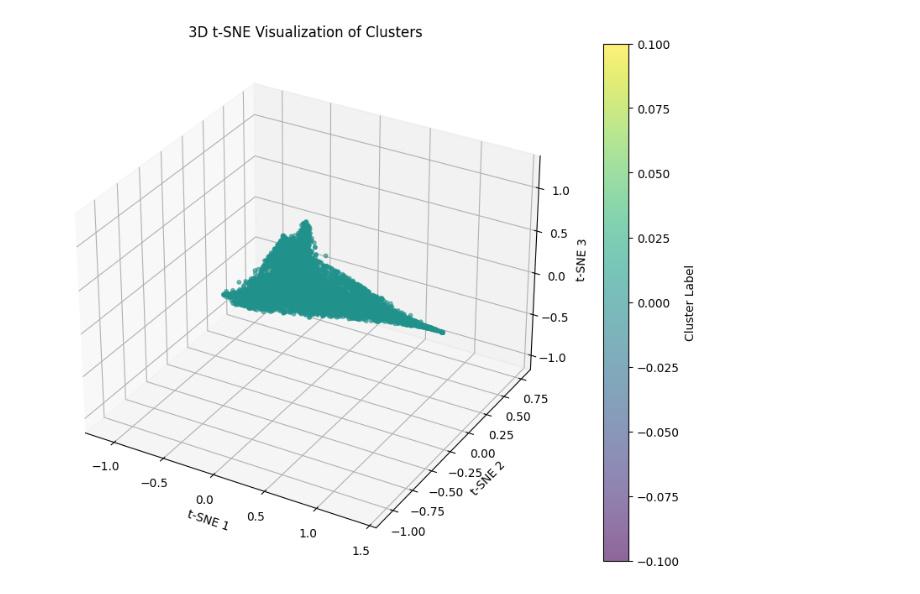
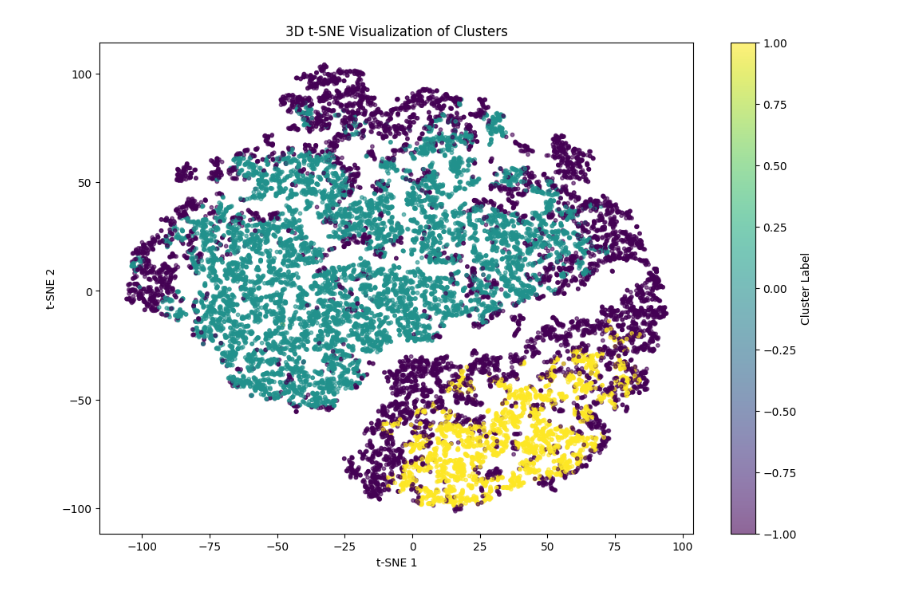
Before and after one commit to JacobRhys/FAIDM_group, a Jupyter notebook: clustering/dbscan.ipynb, the cells around one changed output. Cells and saved outputs as stored; diff of their text form; code cells hidden in the pictures.

Commit message:
added transformations

```diff
--- a/clustering/dbscan.ipynb
+++ b/clustering/dbscan.ipynb
@@ -30,5 +58,7 @@ KeyError: "['region_East Midlands Region', 'region_Ireland', 'region_London Regi
 # %%
-training_data, test_data = train_test_split(data, test_size=0.2, random_state=42)
+data_pca = pd.DataFrame(PCA(n_components=5, random_state=42).fit_transform(data.drop(columns=['final_result'])), columns=[f'PC{i+1}' for i in range(5)])
+
+training_data, test_data = train_test_split(data_pca, test_size=0.2, random_state=42)
 # training_data, val_data = train_test_split(training_val, test_size=0.2, random_state=42)
 # %%
 feature_cols = [c for c in training_data.columns if c != "final_result"]
@@ -110,23 +151,22 @@ plt.show()
+# %%
+clusterer = make_pipeline(HDBSCAN(min_samples=40, metric='euclidean'))
+
+train_labels = clusterer.fit_predict(train_X)
 # %%
-from sklearn.manifold import TSNE
-from mpl_toolkits.mplot3d import Axes3D
 
-# Apply t-SNE with 3 components
-tsne = TSNE(n_components=2, random_state=42, perplexity=30, n_iter=250)
+tsne = TSNE(n_components=2, random_state=42, perplexity=30, n_iter=1000)
 tsne_results = tsne.fit_transform(train_X)
-
-# Create a 3D scatter plot
-
-fig = plt.figure(figsize=(12, 8))
-ax = fig.add_subplot(111, projection='2d')
-
-scatter = ax.scatter(tsne_results[:, 0], tsne_results[:, 1], tsne_results[:, 2],
-                     c=train_labels, cmap='viridis', s=10, alpha=0.6)
-
-ax.set_xlabel('t-SNE 1')
-ax.set_ylabel('t-SNE 2')
-ax.set_title('3D t-SNE Visualization of Clusters')
-plt.colorbar(scatter, ax=ax, label='Cluster Label')
-plt.show()
-# %% [output]
-[figure, removed]
+# %%
+fig = plt.figure(figsize=(12, 8))
+ax = fig.add_subplot(111)
+
+scatter = ax.scatter(tsne_results[:, 0], tsne_results[:, 1],
+                     c=train_labels, cmap='viridis', s=10, alpha=0.6)
+
+ax.set_xlabel('t-SNE 1')
+ax.set_ylabel('t-SNE 2')
+ax.set_title('3D t-SNE Visualization of Clusters')
+plt.colorbar(scatter, ax=ax, label='Cluster Label')
+plt.show()
+# %% [output]
+[figure, added]
```
Also changed, not shown: parts of 7 cells of this notebook, 7 other files.
